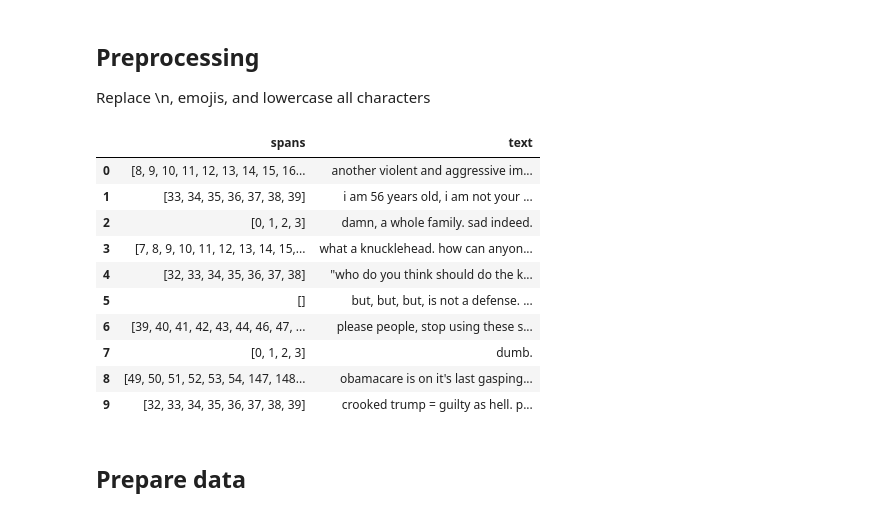
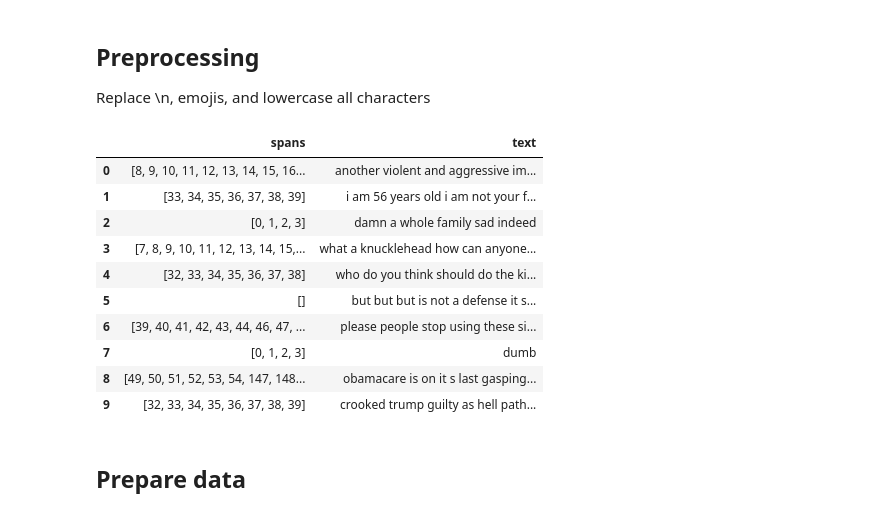
Before and after one commit to KaishuoWang/Toxic-Span-Detection, a Jupyter notebook: BIO_LSTM_GloVe/BIO_LSTM_GloVe.ipynb, the cells around one changed output. Cells and saved outputs as stored; diff of their text form; code cells hidden in the pictures.

```diff
--- a/BIO_LSTM_GloVe/BIO_LSTM_GloVe.ipynb
+++ b/BIO_LSTM_GloVe/BIO_LSTM_GloVe.ipynb
@@ -75,33 +75,50 @@ Replace \n, emojis, and lowercase all characters
 # %%
 # Lowercase all characters
 tsd_train['text'] = tsd_train['text'].apply(lambda x: x.lower())
 tsd_test['text'] = tsd_test['text'].apply(lambda x: x.lower())
 tsd_trial['text'] = tsd_trial['text'].apply(lambda x: x.lower())
 
 # Replace \n by space, so the index won't be effected
 # Replace emojis by ?
 tsd_train['text'] = tsd_train['text'].apply(lambda x: x.replace('\n', ' '))
 tsd_train['text'] = tsd_train['text'].apply(lambda x: x.encode('ascii', 'replace').decode('ascii'))
 
 tsd_test['text'] = tsd_test['text'].apply(lambda x: x.replace('\n', ' '))
 tsd_test['text'] = tsd_test['text'].apply(lambda x: x.encode('ascii', 'replace').decode('ascii'))
 
 tsd_trial['text'] = tsd_trial['text'].apply(lambda x: x.replace('\n', ' '))
 tsd_trial['text'] = tsd_trial['text'].apply(lambda x: x.encode('ascii', 'replace').decode('ascii'))
 
+# Remove punctuations
+def remove_punctuation(text):
+    punctuationfree = []
+    for i in text:
+        if i not in string.punctuation:
+            punctuationfree.append(i)
+        else:
+            punctuationfree.append(' '*len(i))
+    if punctuationfree[-1] == ' ':
+        punctuationfree = punctuationfree[:-1]
+    punctuationfree = ''.join(punctuationfree)
+    return punctuationfree
+
+tsd_train['text'] = tsd_train['text'].apply(lambda x: remove_punctuation(x))
+tsd_trial['text'] = tsd_trial['text'].apply(lambda x: remove_punctuation(x))
+tsd_test['text'] = tsd_test['text'].apply(lambda x: remove_punctuation(x))
+
 tsd_train.head(10)
 # %% [output]
 |  | spans | text |
 | 0 | [8, 9, 10, 11, 12, 13, 14, 15, 16... | another violent and aggressive im... |
-| 1 | [33, 34, 35, 36, 37, 38, 39] | i am 56 years old, i am not your ... |
-| 2 | [0, 1, 2, 3] | damn, a whole family. sad indeed. |
-| 3 | [7, 8, 9, 10, 11, 12, 13, 14, 15,... | what a knucklehead. how can anyon... |
-| 4 | [32, 33, 34, 35, 36, 37, 38] | "who do you think should do the k... |
-| 5 | [] | but, but, but, is not a defense. ... |
-| 6 | [39, 40, 41, 42, 43, 44, 46, 47, ... | please people, stop using these s... |
-| 7 | [0, 1, 2, 3] | dumb. |
-| 8 | [49, 50, 51, 52, 53, 54, 147, 148... | obamacare is on it's last gasping... |
-| 9 | [32, 33, 34, 35, 36, 37, 38, 39] | crooked trump = guilty as hell. p... |
+| 1 | [33, 34, 35, 36, 37, 38, 39] | i am 56 years old i am not your f... |
+| 2 | [0, 1, 2, 3] | damn a whole family sad indeed |
+| 3 | [7, 8, 9, 10, 11, 12, 13, 14, 15,... | what a knucklehead how can anyone... |
+| 4 | [32, 33, 34, 35, 36, 37, 38] | who do you think should do the ki... |
+| 5 | [] | but but but is not a defense it s... |
+| 6 | [39, 40, 41, 42, 43, 44, 46, 47, ... | please people stop using these si... |
+| 7 | [0, 1, 2, 3] | dumb |
+| 8 | [49, 50, 51, 52, 53, 54, 147, 148... | obamacare is on it s last gasping... |
+| 9 | [32, 33, 34, 35, 36, 37, 38, 39] | crooked trump guilty as hell path... |
 # %% [markdown]
 ## Prepare data
 # %%
```
Also changed, not shown: parts of 18 cells of this notebook, 5 other files.
